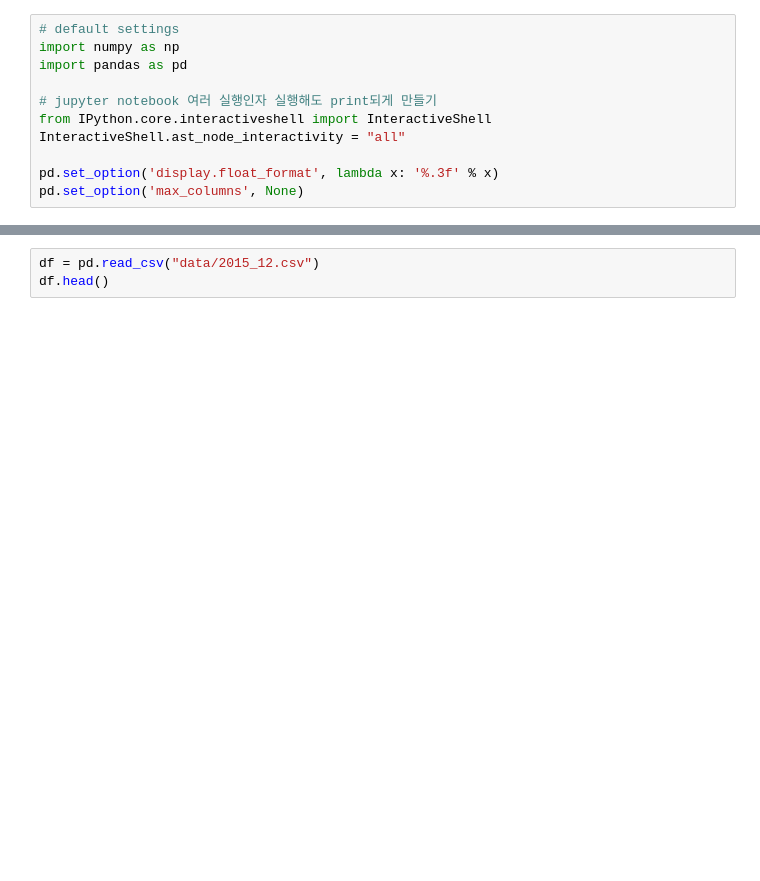
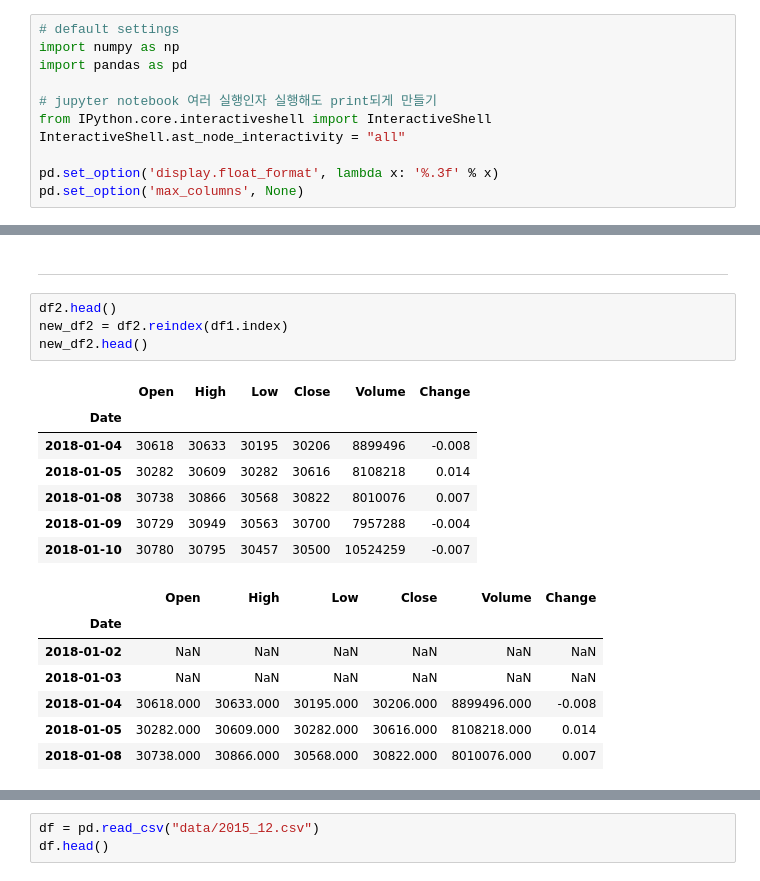
Before and after one commit to EasyCoding-7/python-data-analysis, a Jupyter notebook: 2.dataframe써보기.ipynb, the cells around one changed output, grey strips where cells are left out. Saved outputs shown, nothing was run; the diff lists cells and outputs as text; blank space fills up the shorter version.

```diff
--- a/2.dataframe써보기.ipynb
+++ b/2.dataframe써보기.ipynb
@@ -34,0 +228,21 @@ pd.set_option('max_columns', None)
+# %% [markdown]
+---
+# %%
+df2.head()
+new_df2 = df2.reindex(df1.index)
+new_df2.head()
+# %% [output]
+|  | Open | High | Low | Close | Volume | Change |
+| Date |  |  |  |  |  |  |
+| 2018-01-04 | 30618 | 30633 | 30195 | 30206 | 8899496 | -0.008 |
+| 2018-01-05 | 30282 | 30609 | 30282 | 30616 | 8108218 | 0.014 |
+| 2018-01-08 | 30738 | 30866 | 30568 | 30822 | 8010076 | 0.007 |
+| 2018-01-09 | 30729 | 30949 | 30563 | 30700 | 7957288 | -0.004 |
+| 2018-01-10 | 30780 | 30795 | 30457 | 30500 | 10524259 | -0.007 |
+|  | Open | High | Low | Close | Volume | Change |
+| Date |  |  |  |  |  |  |
+| 2018-01-02 | NaN | NaN | NaN | NaN | NaN | NaN |
+| 2018-01-03 | NaN | NaN | NaN | NaN | NaN | NaN |
+| 2018-01-04 | 30618.000 | 30633.000 | 30195.000 | 30206.000 | 8899496.000 | -0.008 |
+| 2018-01-05 | 30282.000 | 30609.000 | 30282.000 | 30616.000 | 8108218.000 | 0.014 |
+| 2018-01-08 | 30738.000 | 30866.000 | 30568.000 | 30822.000 | 8010076.000 | 0.007 |
```
Also changed, not shown: parts of 143 cells of this notebook.
